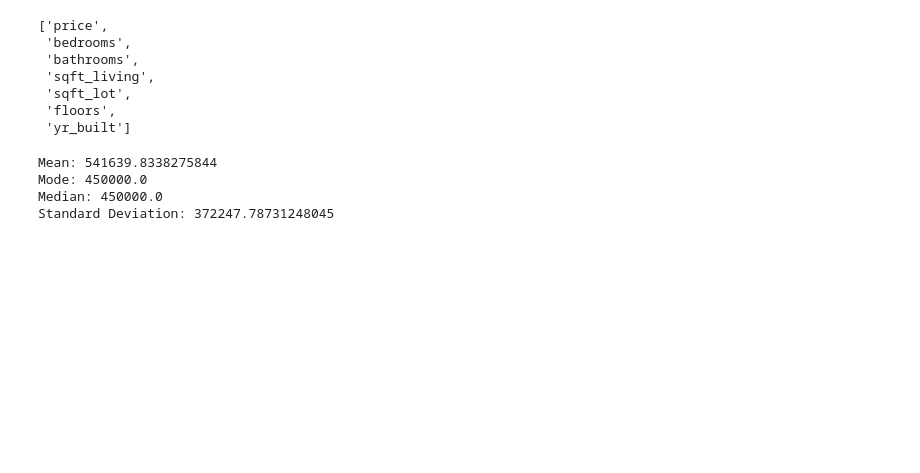
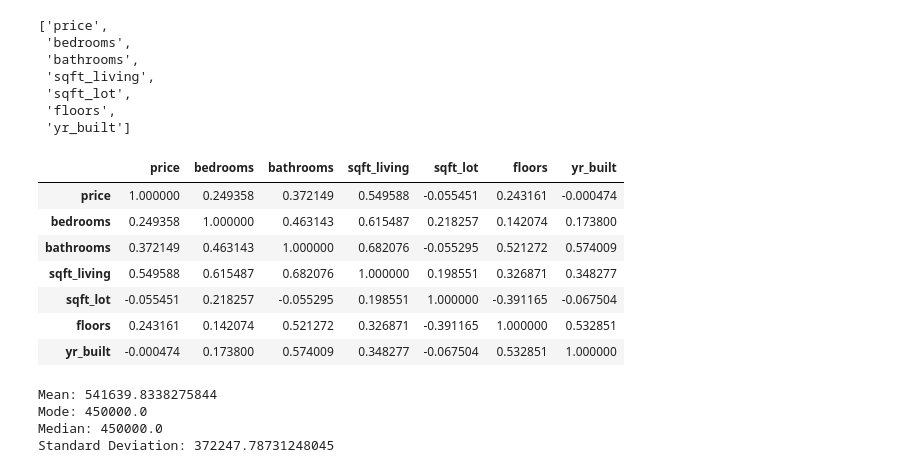
Before and after one commit to mbuvimuia/Northwest-County-Housing-Analysis, a Jupyter notebook: student.ipynb, the cells around one changed output. Cells and saved outputs as stored; diff of their text form; code cells hidden in the pictures; blank space fills up the shorter version.

```diff
--- a/student.ipynb
+++ b/student.ipynb
@@ -322,6 +322,19 @@ Numeric
  'sqft_lot',
  'floors',
  'yr_built']
+# %%
+# Correlation matrix
+correlation = new_data[Numeric].corr()
+correlation
+# %% [output]
+|  | price | bedrooms | bathrooms | sqft_living | sqft_lot | floors | yr_built |
+| price | 1.000000 | 0.249358 | 0.372149 | 0.549588 | -0.055451 | 0.243161 | -0.000474 |
+| bedrooms | 0.249358 | 1.000000 | 0.463143 | 0.615487 | 0.218257 | 0.142074 | 0.173800 |
+| bathrooms | 0.372149 | 0.463143 | 1.000000 | 0.682076 | -0.055295 | 0.521272 | 0.574009 |
+| sqft_living | 0.549588 | 0.615487 | 0.682076 | 1.000000 | 0.198551 | 0.326871 | 0.348277 |
+| sqft_lot | -0.055451 | 0.218257 | -0.055295 | 0.198551 | 1.000000 | -0.391165 | -0.067504 |
+| floors | 0.243161 | 0.142074 | 0.521272 | 0.326871 | -0.391165 | 1.000000 | 0.532851 |
+| yr_built | -0.000474 | 0.173800 | 0.574009 | 0.348277 | -0.067504 | 0.532851 | 1.000000 |
 # %%
 # Checking on measures of central tendency and dispersion
 price_mean = new_data["price"].mean()
```
Also changed, not shown: parts of 16 cells of this notebook.
